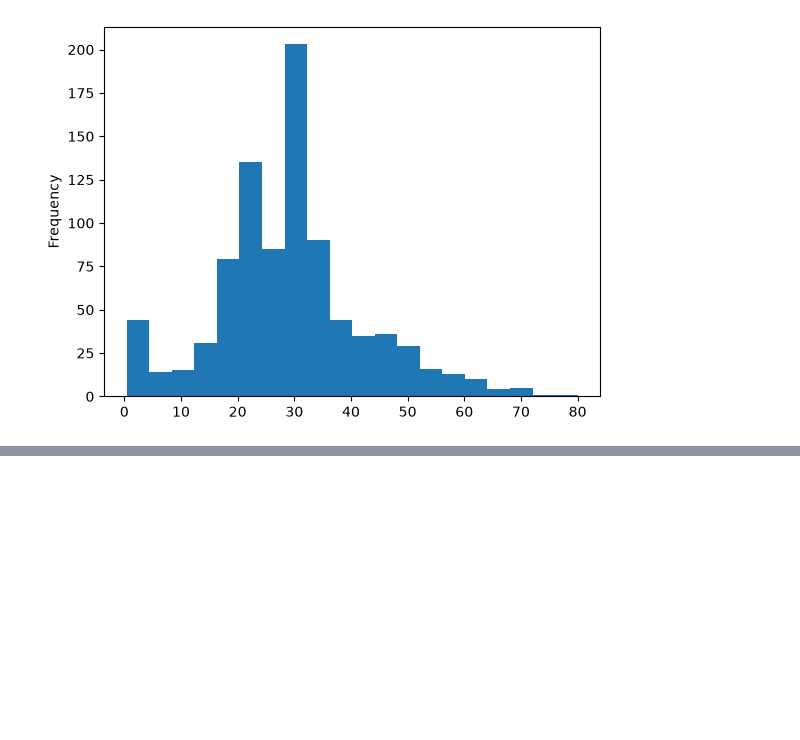
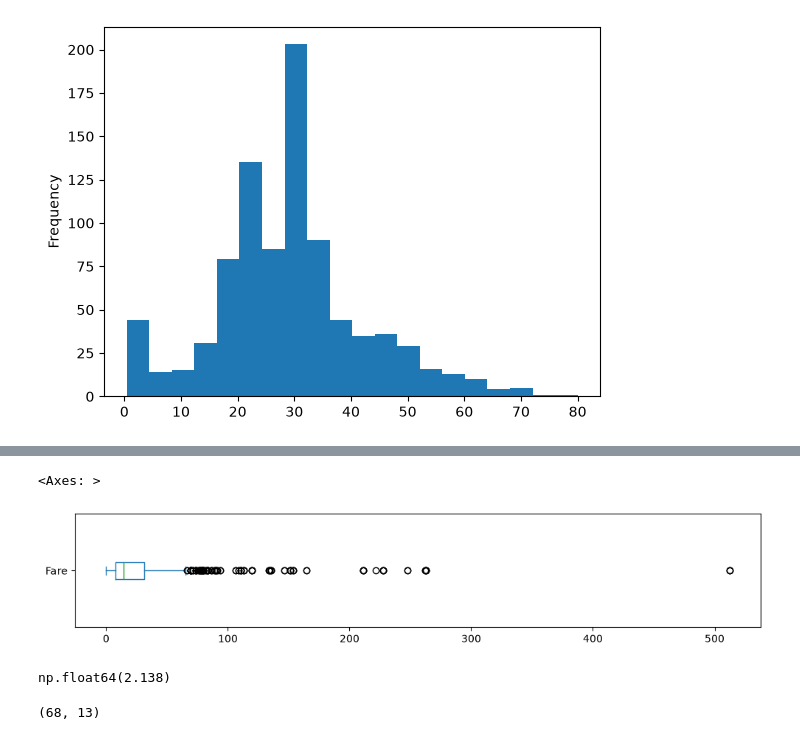
Before and after one commit to SuniAmatya/SAProject, a Jupyter notebook: Pandas/DataManipulation.ipynb, the cells around one changed output, grey strips where cells are left out. Drawn from its saved outputs; the diff is of its cells as text; code cells hidden in the pictures; blank space fills up the shorter version.

```diff
--- a/Pandas/DataManipulation.ipynb
+++ b/Pandas/DataManipulation.ipynb
@@ -330,0 +339,9 @@ titanic_df_fillAge_with_initial.Age.plot(kind= "hist" , bins= 20)
+# %%
+titanic_df.initials = titanic_df.initials.replace(
+    to_replace=["Rev", "Major", "Col", "Don", "Sir", "Capt", "Jonkheer"],
+    value= "Mr"
+)
+# %%
+titanic_df.initials = titanic_df.initials.replace(
+    to_replace= {"Mlle" : "Miss", "Mme": "Mrs", "Ms": "Miss", "Lady" : "Mrs", "the Countess": "Miss"}
+)
@@ -330,0 +363,8 @@ titanic_df_fillAge_with_initial.Age.plot(kind= "hist" , bins= 20)
+# %%
+def replace_with_gender(row):
+    if row.Sex == "male":
+        value = "Mr"
+    else:
+        value = "Mrs"
+
+    return row.initials.replace("Dr", value, True)
@@ -330,0 +502,5 @@ titanic_df_fillAge_with_initial.Age.plot(kind= "hist" , bins= 20)
+# %%
+titanic_df.Fare.plot(kind="box", vert= False, figsize=(12,2))
+# %% [output]
+<Axes: >
+[figure, added]
@@ -330,0 +515,4 @@ titanic_df_fillAge_with_initial.Age.plot(kind= "hist" , bins= 20)
+# %%
+minimum
+# %% [output]
+np.float64(2.138)
@@ -330,0 +523,4 @@ titanic_df_fillAge_with_initial.Age.plot(kind= "hist" , bins= 20)
+# %%
+titanic_df_outlierFare.shape
+# %% [output]
+(68, 13)
```
Also changed, not shown: parts of 43 cells of this notebook, 3 other files.
